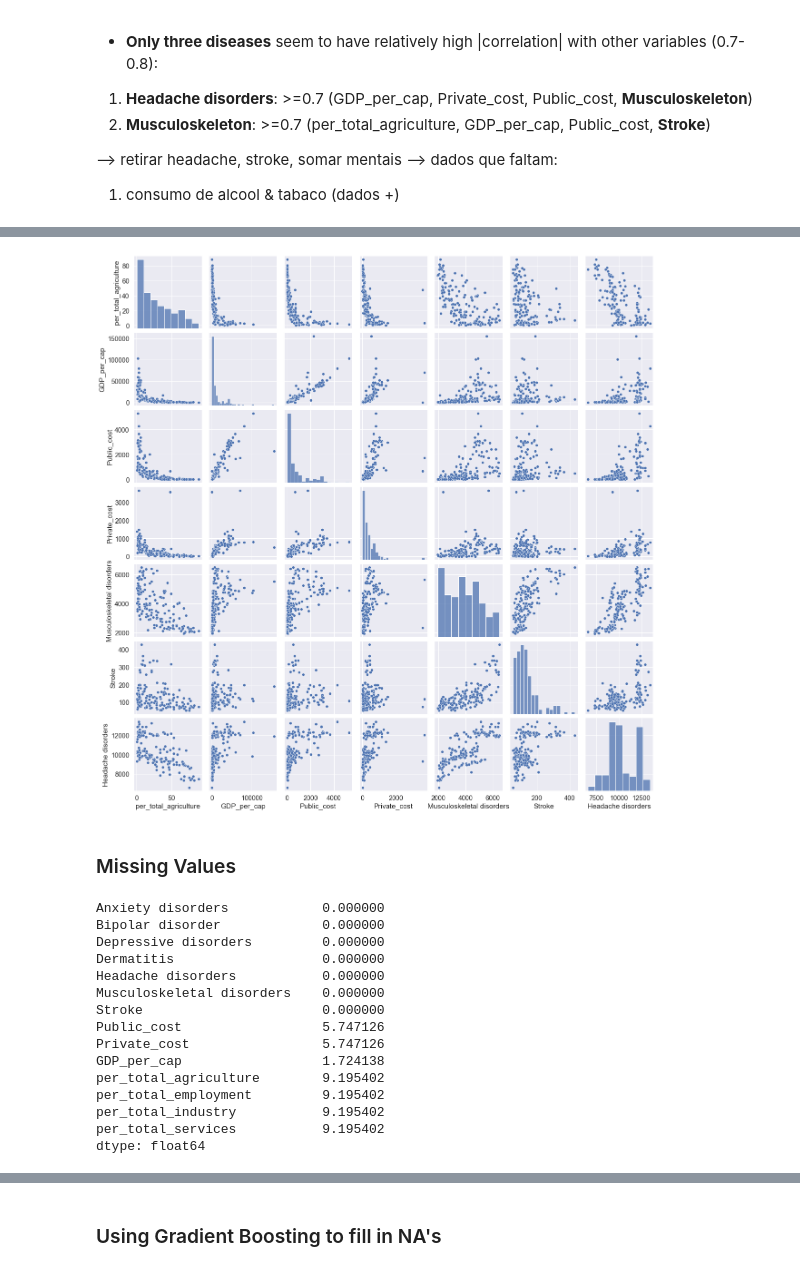
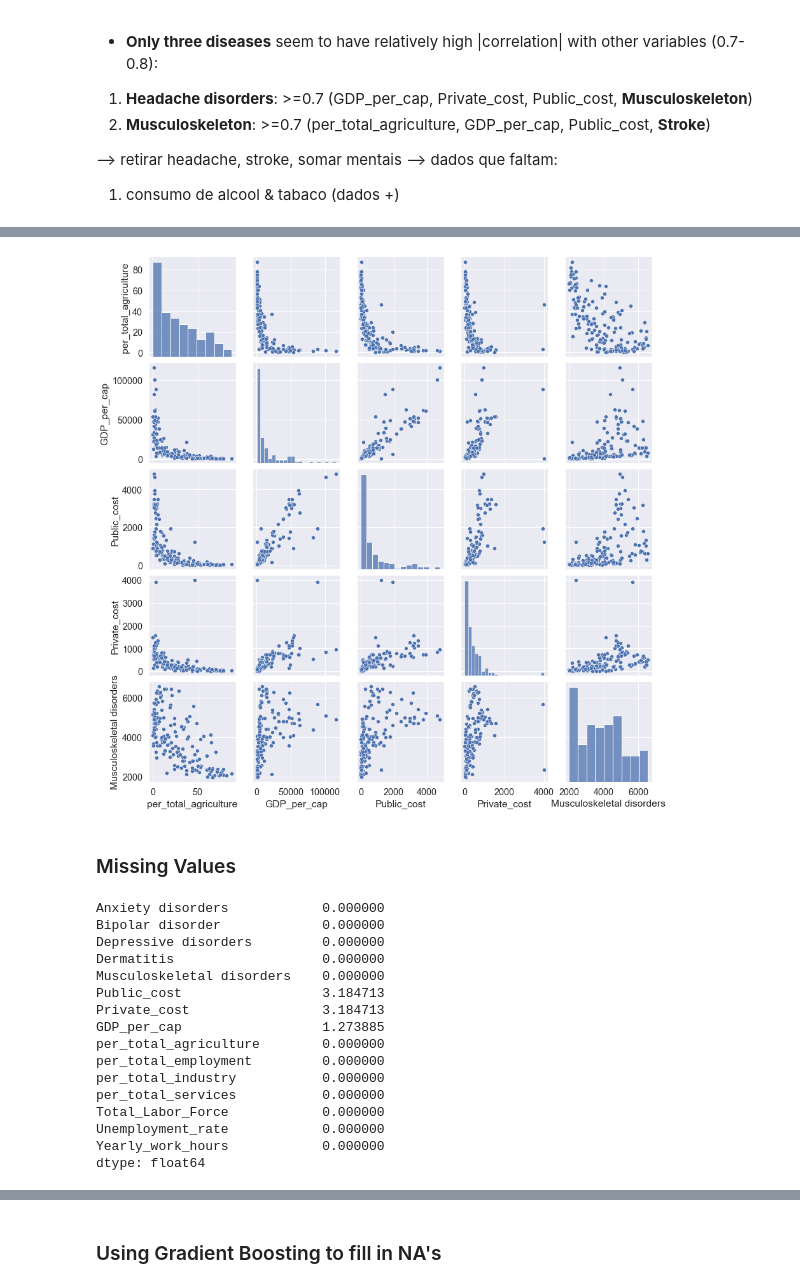
Before and after one commit to luisbazevedo/PfDS---Work-Health, a Jupyter notebook: notebooks/luisbazevedo_draft_1.ipynb, the cells around one changed output, grey strips where cells are left out. Drawn from its saved outputs; the diff is of its cells as text; code cells hidden in the pictures.

```diff
--- a/notebooks/luisbazevedo_draft_1.ipynb
+++ b/notebooks/luisbazevedo_draft_1.ipynb
@@ -152,0 +160,2 @@ def get_employment(df,year):
+# %%
+df_unemp_lforce = pd.read_excel('/Users/luisazevedo/Documents/GitHub/PfDS---Work-Health/raw data/UNEMP_LABORFORCE/unemp_lforce.xlsx',na_values='..')
@@ -152,0 +187,17 @@ def get_employment(df,year):
+# %%
+df_hours_work = pd.read_excel('/Users/luisazevedo/Documents/GitHub/PfDS---Work-Health/raw data/HOURS_ILO/HOURS_ILO.xlsx',na_values='..')
+# %%
+def get_hours_work(df,year):
+
+    year = int(year)
+
+    # remove unnecessary years
+    df = df[['ref_area.label','obs_value']].loc[df.time == year].copy()
+
+    df.set_index('ref_area.label', inplace = True)
+
+    df = df.rename_axis('location_name')
+
+    df.rename(columns={'obs_value':'Yearly_work_hours'}, inplace = True)
+
+    return df
@@ -153,19 +206,26 @@ def get_employment(df,year):
 # %% [markdown]
 ### Merging all, considering all genders & yr = 2009
 # %%
-df1 = get_df_dis(df_diseases,'2009','Both','Rate','Incidence')
-df2 = get_df_hc(df_health_cost,'2009')
-df3 = get_gdp(df_gdp,'2009')
-df4 = get_employment(df_employment,'2009')
+year = '2011'
+df1 = get_df_dis(df_diseases,year,'Both','Rate','Incidence')
+df2 = get_df_hc(df_health_cost,year)
+df3 = get_gdp(df_gdp,year)
+df4 = get_employment(df_employment,year)
+df5 = get_unemp_lforce(df_unemp_lforce,year)
+df6 = get_hours_work(df_hours_work,year)
 
-df5 = pd.merge(df1,df2, on='location_name', how='inner')
-df6 = pd.merge(df5,df3, on='location_name', how='inner')
-df7 = pd.merge(df6,df4, on='location_name', how='inner')
+#### merge ####
+
+df7 = pd.merge(df1,df2, on='location_name', how='inner')
+df8 = pd.merge(df7,df3, on='location_name', how='inner')
+df9 = pd.merge(df8,df4, on='location_name', how='inner')
+df10 = pd.merge(df9,df5, on='location_name', how='inner')
+df11 = pd.merge(df10,df6, on='location_name', how='inner')
 
 #remove gender related columns:
 col_remove = ['per_female_agriculture','per_male_agriculture','per_male_employment','per_female_employment',\
              'per_female_industry','per_male_industry','per_female_services','per_male_services']
-complete = df7.drop(columns = col_remove)
+complete = df11.drop(columns = col_remove)
 # %% [markdown]
 ### Basic statistical analysis
 # %%
@@ -249,27 +331,27 @@ plt.show()
 # %%
-sns.pairplot(complete[['per_total_agriculture','GDP_per_cap','Public_cost','Private_cost','Musculoskeletal disorders',\
-                      'Stroke','Headache disorders']])
+sns.pairplot(complete[['per_total_agriculture','GDP_per_cap','Public_cost','Private_cost','Musculoskeletal disorders']])
 plt.show()
 # %% [output]
-[figure, old version]
+[figure, new version]
 # %% [markdown]
 ### Missing Values
 # %%
 #missing values (% of total):
-complete.isna().sum()/1.74
+complete.isna().sum()/1.57
 # %% [output]
 Anxiety disorders            0.000000
 Bipolar disorder             0.000000
 Depressive disorders         0.000000
 Dermatitis                   0.000000
-Headache disorders           0.000000
 Musculoskeletal disorders    0.000000
-Stroke                       0.000000
-Public_cost                  5.747126
-Private_cost                 5.747126
-GDP_per_cap                  1.724138
-per_total_agriculture        9.195402
-per_total_employment         9.195402
-per_total_industry           9.195402
-per_total_services           9.195402
+Public_cost                  3.184713
+Private_cost                 3.184713
+GDP_per_cap                  1.273885
+per_total_agriculture        0.000000
+per_total_employment         0.000000
+per_total_industry           0.000000
+per_total_services           0.000000
+Total_Labor_Force            0.000000
+Unemployment_rate            0.000000
+Yearly_work_hours            0.000000
 dtype: float64
```
Also changed, not shown: parts of 48 cells of this notebook, 5 other files.
